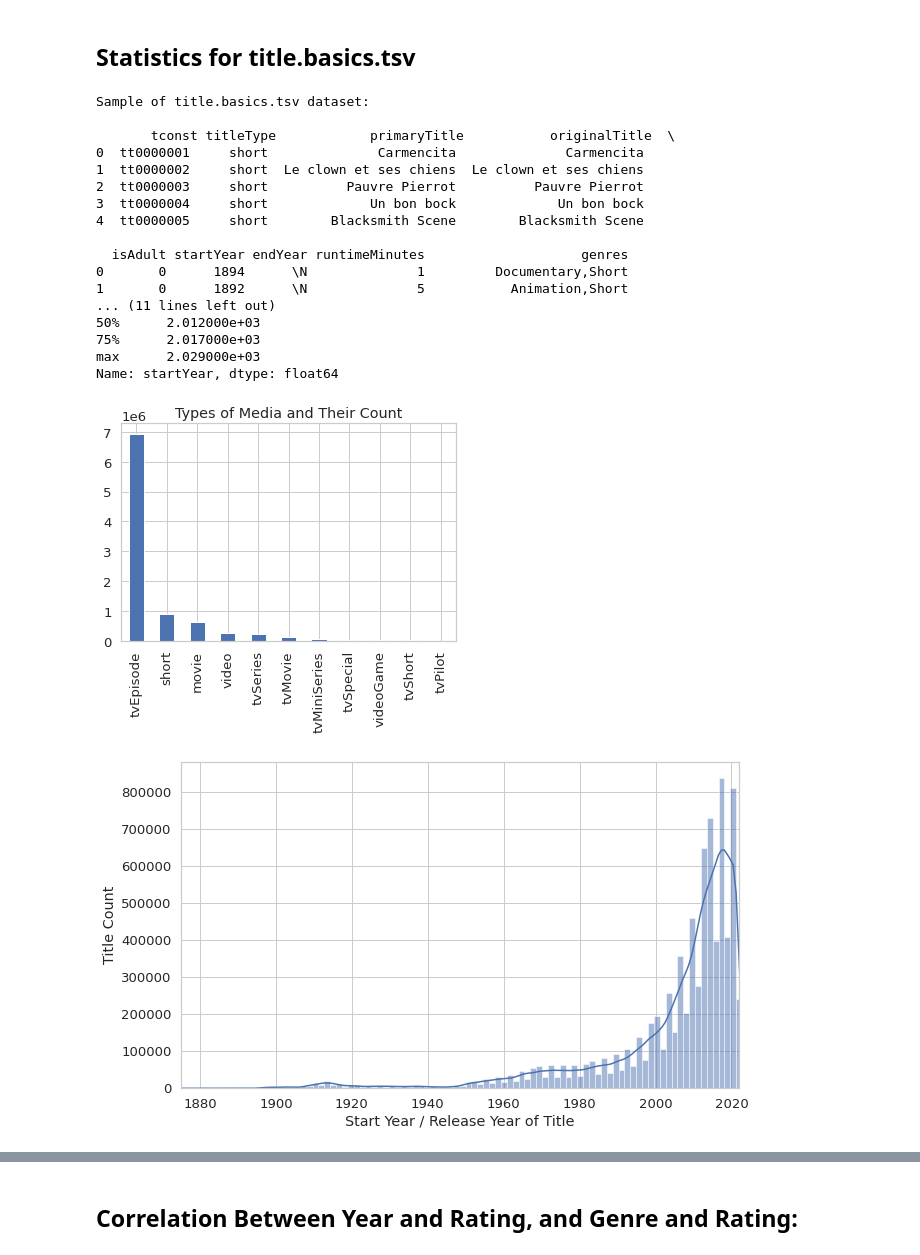
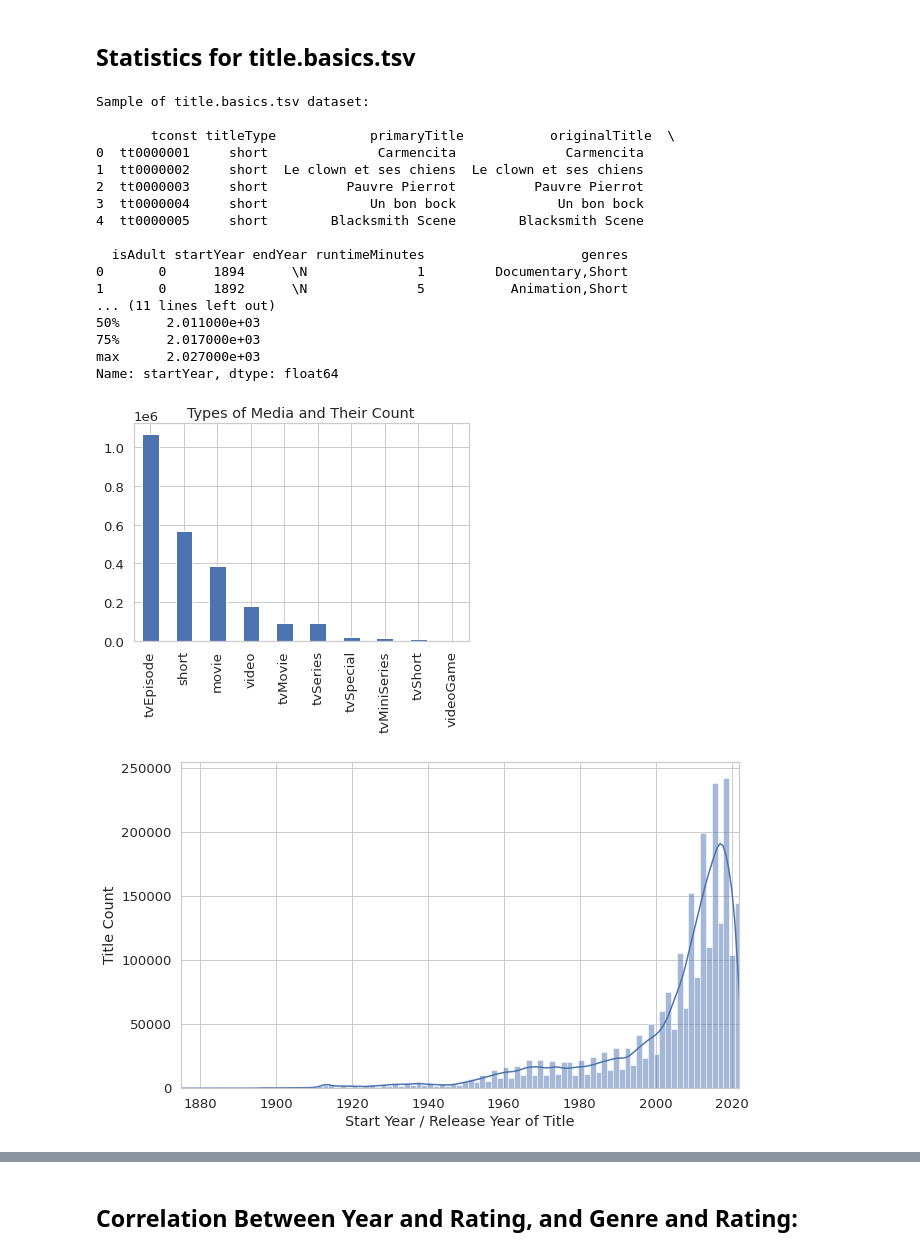
Before and after one commit to dash2927/ABCD, a Jupyter notebook: imdbEDA.ipynb, the cells around one changed output, grey strips where cells are left out. Cells and saved outputs as stored; diff of their text form; code cells hidden in the pictures.

```diff
--- a/imdbEDA.ipynb
+++ b/imdbEDA.ipynb
@@ -146,8 +150,27 @@ freq          2107126
 # %%
 # show dataset size, do a pie chart on the media types,
 # do a kde plot on movie year, etc.
+# pattern metching will use regex: "^tt[0-9]*\t(movie|short|tvSeries|tvShort|tvMovie|tvSpecial|tvMiniSeries)\t"
 filename = 'data/imdb/title.basics.tsv'
-df = pd.read_csv(filename, sep='\t')
+
+stream = StringIO()
+header = True # We want the first line always
+with open(filename, "r") as file:
+    patrn = "^tt[0-9]*\t(movie|short|tvSeries|tvShort|tvMovie|tvSpecial|tvMiniSeries)\t"
+    for line in file:
+        if re.search(patrn, line) or header:
+            stream.write(line)
+            header = False
+stream.seek(0)
+imdb = pd.read_csv(stream,
+                   sep='\t',
+                   header=0)
+imdb = imdb[imdb.startYear.apply(lambda x: x.isnumeric())].dropna(subset='startYear', inplace=False)
+imdb["endYear"] = imdb.endYear.apply(lambda x: x if x.isnumeric() else np.nan)
+imdb['endYear'] = imdb['endYear'].astype("Int64")
+imdb['startYear'] = imdb['startYear'].astype("Int64")
+stream.close()
+file.close()
 
 print("\nSample of title.basics.tsv dataset: \n\n", df.head())
 
@@ -173,50 +196,41 @@ plt.xlabel('Start Year / Release Year of Title')
 plt.ylabel('Title Count')
 plt.xlim([1875, 2022])
 plt.show()
 
-# KDE plot of release year of a title
-# df1.plot.kde(title='KDE Plot of Title Release Year')
-# plt.xlabel('Start Year / Release Year of Title')
-# plt.show()
-
-
 # Prep runtimeMinutes column to make a histogram and a KDE plot
 # drop rows where runtimeMinutes is /N
 df.drop(df[df['runtimeMinutes'] == r'\N'].index, inplace = True)
 # convert runtimeMinutes column from type object to type numeric. df2 is 1 column.
-df2 = pd.to_numeric(df['runtimeMinutes'])
+df2 = df[df['titleType'].isin(['tvEpisode', 'short', 'movie', 'video'])][['runtimeMinutes', 'titleType']]
 # Make histogram of runtimeMinutes
 fig = plt.figure(figsize=(10, 6))
-sns.histplot(data=df2, binwidth=4, kde=True)
-# df2.hist(bins=100)
+hplot = sns.histplot(x=df2['runtimeMinutes'], bins=10, kde=True, hue=df2['titleType'])
+hplot.xaxis.set_major_locator(ticker.MultipleLocator(20))
+hplot.xaxis.set_major_formatter(ticker.ScalarFormatter())
+hplot.xaxis.grid(False)
 plt.xlabel('Runtime of Title (minutes)')
 plt.ylabel('Title Count')
-plt.xlim([0, 300])
+plt.xlim([0, 200])
 plt.show()
 
-# KDE plot of title runtime
-# df2.plot.kde(title='KDE Plot of Title Runtime')
-# plt.xlabel('Runtime of Title (minutes)')
-# plt.show()
-
-print("\nStatistics for titleruntime: \n\n", df2.describe())
+print("\nStatistics for titleruntime: \n\n", df2['runtimeMinutes'].describe())
 # %% [output]
 Sample of title.basics.tsv dataset:
 
        tconst titleType            primaryTitle           originalTitle  \
 0  tt0000001     short              Carmencita              Carmencita
 1  tt0000002     short  Le clown et ses chiens  Le clown et ses chiens
 2  tt0000003     short          Pauvre Pierrot          Pauvre Pierrot
 3  tt0000004     short             Un bon bock             Un bon bock
 4  tt0000005     short        Blacksmith Scene        Blacksmith Scene
 
   isAdult startYear endYear runtimeMinutes                    genres
 0       0      1894      \N              1         Documentary,Short
 1       0      1892      \N              5           Animation,Short
 ... (11 lines left out)
-50%      2.012000e+03
+50%      2.011000e+03
 75%      2.017000e+03
-max      2.029000e+03
+max      2.027000e+03
 Name: startYear, dtype: float64
-[figure, old version]
+[figure, new version]
-[figure, old version]
+[figure, new version]
```
Also changed, not shown: parts of 25 cells of this notebook.
